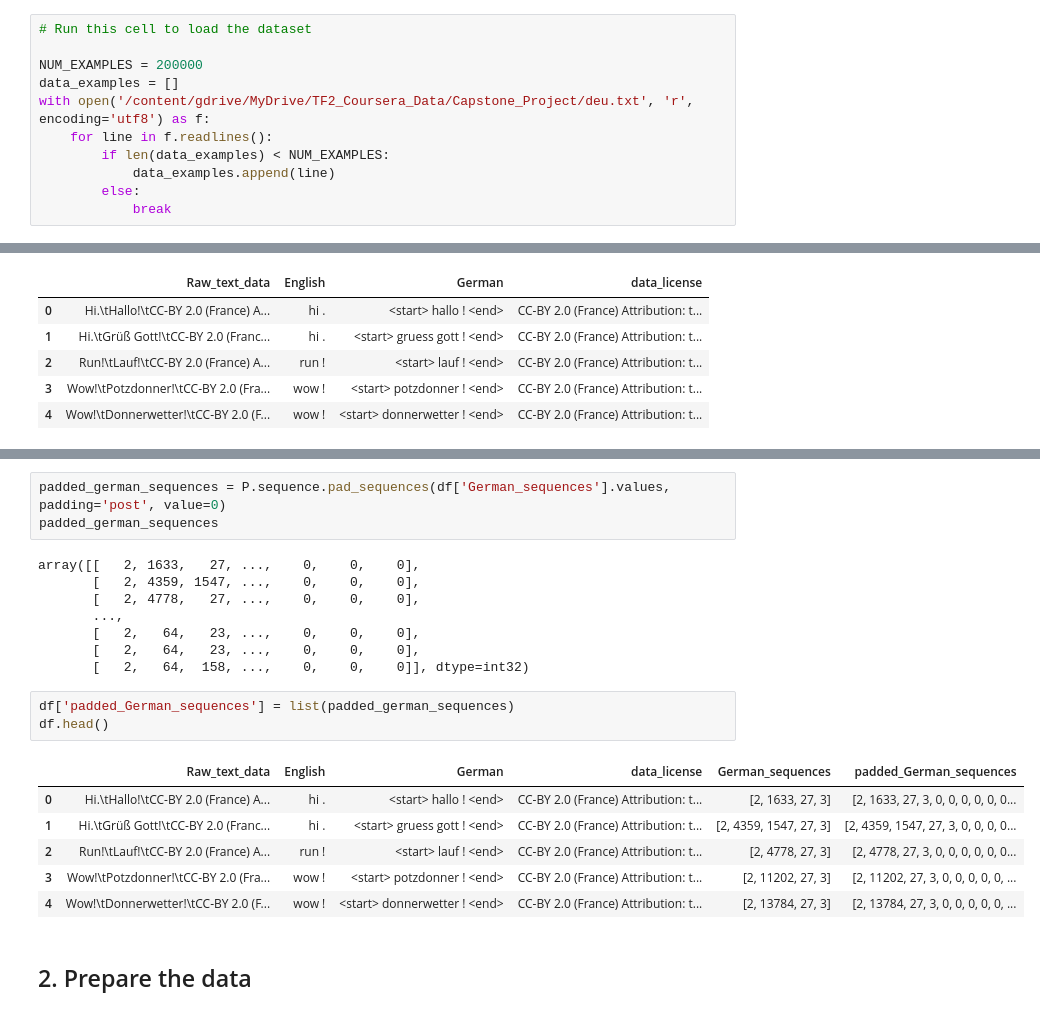
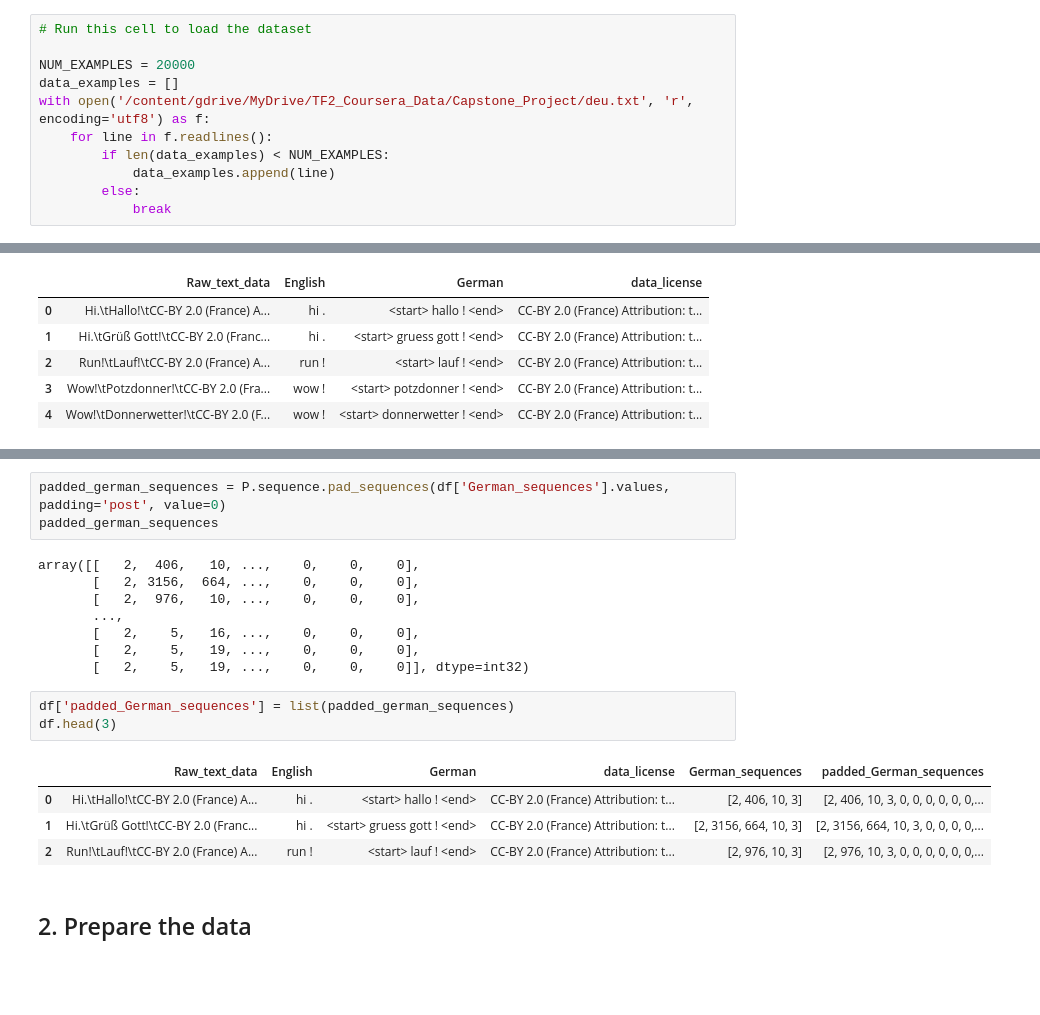
Before and after one commit to PhiDung-hub/Customize_with_TF2, a Jupyter notebook: Capstone_Project(Translator).ipynb, the cells around one changed output, grey strips where cells are left out. Saved outputs shown, nothing was run; the diff lists cells and outputs as text; blank space fills up the shorter version.

```diff
--- a/Capstone_Project(Translator).ipynb
+++ b/Capstone_Project(Translator).ipynb
@@ -55,7 +55,7 @@ Mounted at /content/gdrive
 # %%
 # Run this cell to load the dataset
 
-NUM_EXAMPLES = 200000
+NUM_EXAMPLES = 20000
 data_examples = []
 with open('/content/gdrive/MyDrive/TF2_Coursera_Data/Capstone_Project/deu.txt', 'r', encoding='utf8') as f:
     for line in f.readlines():
@@ -176,23 +162,21 @@ df.head(n=5)
 padded_german_sequences = P.sequence.pad_sequences(df['German_sequences'].values, padding='post', value=0)
 padded_german_sequences
 # %% [output]
-array([[   2, 1633,   27, ...,    0,    0,    0],
-       [   2, 4359, 1547, ...,    0,    0,    0],
-       [   2, 4778,   27, ...,    0,    0,    0],
+array([[   2,  406,   10, ...,    0,    0,    0],
+       [   2, 3156,  664, ...,    0,    0,    0],
+       [   2,  976,   10, ...,    0,    0,    0],
        ...,
-       [   2,   64,   23, ...,    0,    0,    0],
-       [   2,   64,   23, ...,    0,    0,    0],
-       [   2,   64,  158, ...,    0,    0,    0]], dtype=int32)
+       [   2,    5,   16, ...,    0,    0,    0],
+       [   2,    5,   19, ...,    0,    0,    0],
+       [   2,    5,   19, ...,    0,    0,    0]], dtype=int32)
 # %%
 df['padded_German_sequences'] = list(padded_german_sequences)
-df.head()
+df.head(3)
 # %% [output]
 |  | Raw_text_data | English | German | data_license | German_sequences | padded_German_sequences |
-| 0 | Hi.\tHallo!\tCC-BY 2.0 (France) A... | hi . | <start> hallo ! <end> | CC-BY 2.0 (France) Attribution: t... | [2, 1633, 27, 3] | [2, 1633, 27, 3, 0, 0, 0, 0, 0, 0... |
-| 1 | Hi.\tGrüß Gott!\tCC-BY 2.0 (Franc... | hi . | <start> gruess gott ! <end> | CC-BY 2.0 (France) Attribution: t... | [2, 4359, 1547, 27, 3] | [2, 4359, 1547, 27, 3, 0, 0, 0, 0... |
-| 2 | Run!\tLauf!\tCC-BY 2.0 (France) A... | run ! | <start> lauf ! <end> | CC-BY 2.0 (France) Attribution: t... | [2, 4778, 27, 3] | [2, 4778, 27, 3, 0, 0, 0, 0, 0, 0... |
-| 3 | Wow!\tPotzdonner!\tCC-BY 2.0 (Fra... | wow ! | <start> potzdonner ! <end> | CC-BY 2.0 (France) Attribution: t... | [2, 11202, 27, 3] | [2, 11202, 27, 3, 0, 0, 0, 0, 0, ... |
-| 4 | Wow!\tDonnerwetter!\tCC-BY 2.0 (F... | wow ! | <start> donnerwetter ! <end> | CC-BY 2.0 (France) Attribution: t... | [2, 13784, 27, 3] | [2, 13784, 27, 3, 0, 0, 0, 0, 0, ... |
+| 0 | Hi.\tHallo!\tCC-BY 2.0 (France) A... | hi . | <start> hallo ! <end> | CC-BY 2.0 (France) Attribution: t... | [2, 406, 10, 3] | [2, 406, 10, 3, 0, 0, 0, 0, 0, 0,... |
+| 1 | Hi.\tGrüß Gott!\tCC-BY 2.0 (Franc... | hi . | <start> gruess gott ! <end> | CC-BY 2.0 (France) Attribution: t... | [2, 3156, 664, 10, 3] | [2, 3156, 664, 10, 3, 0, 0, 0, 0,... |
+| 2 | Run!\tLauf!\tCC-BY 2.0 (France) A... | run ! | <start> lauf ! <end> | CC-BY 2.0 (France) Attribution: t... | [2, 976, 10, 3] | [2, 976, 10, 3, 0, 0, 0, 0, 0, 0,... |
 # %% [markdown]
 ## 2. Prepare the data
 # %% [markdown]
```
Also changed, not shown: parts of 17 cells of this notebook.
